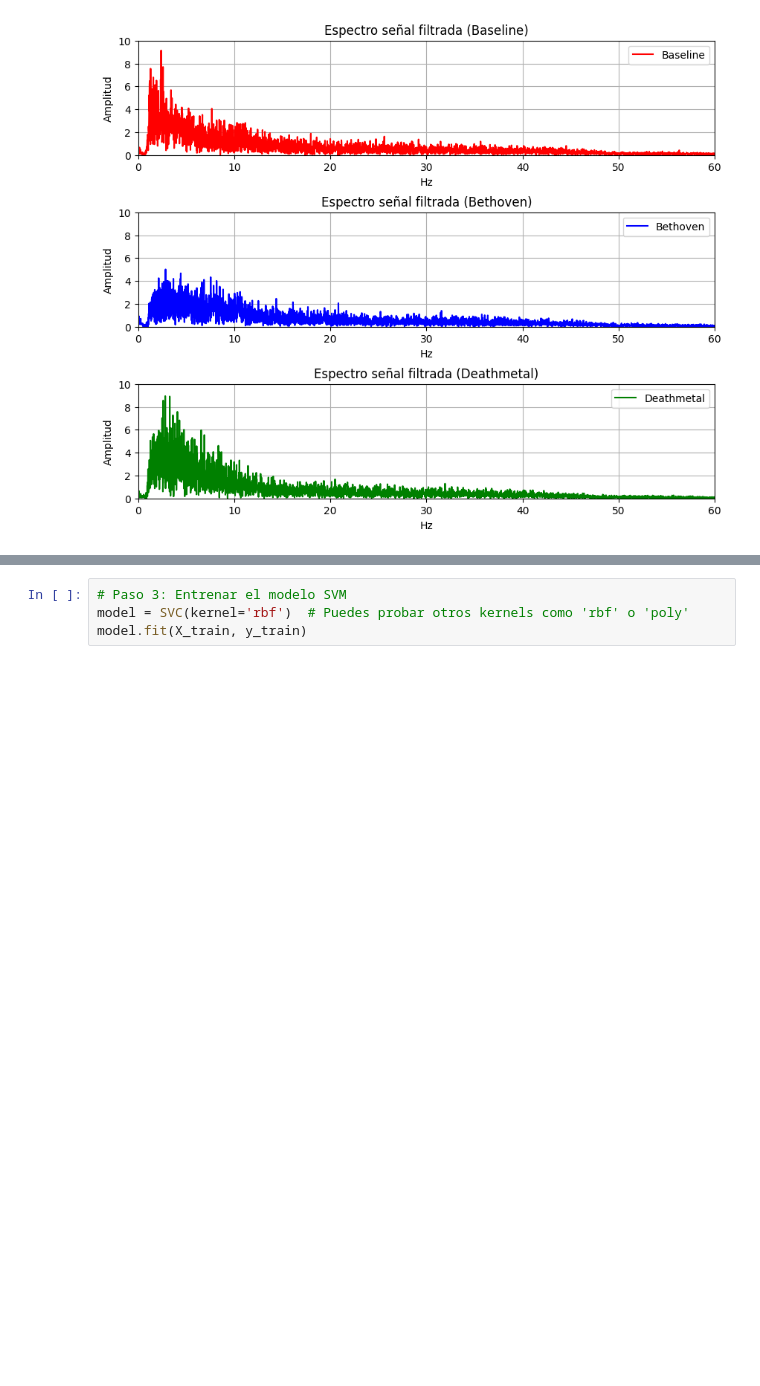
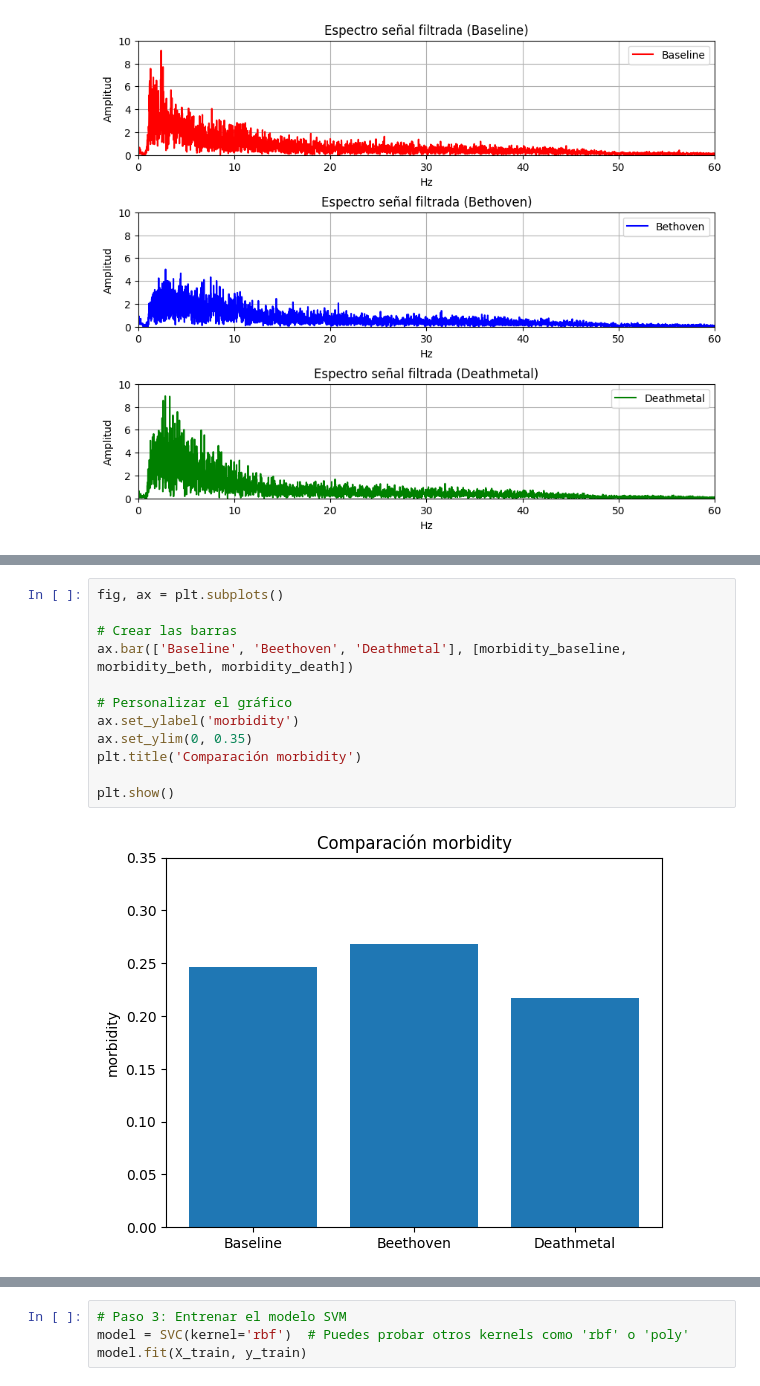
Before and after one commit to pablo-amado/python-scientific, a Jupyter notebook: final.ipynb, the cells around one changed output, grey strips where cells are left out. Cells and saved outputs as stored; diff of their text form; blank space fills up the shorter version.

```diff
--- a/final.ipynb
+++ b/final.ipynb
@@ -297,0 +292,14 @@ dataset
+# %%
+fig, ax = plt.subplots()
+
+# Crear las barras
+ax.bar(['Baseline', 'Beethoven', 'Deathmetal'], [morbidity_baseline, morbidity_beth, morbidity_death])
+
+# Personalizar el gráfico
+ax.set_ylabel('morbidity')
+ax.set_ylim(0, 0.35)
+plt.title('Comparación morbidity')
+
+plt.show()
+# %% [output]
+[figure, added]
```
Also changed, not shown: parts of 53 cells of this notebook.
